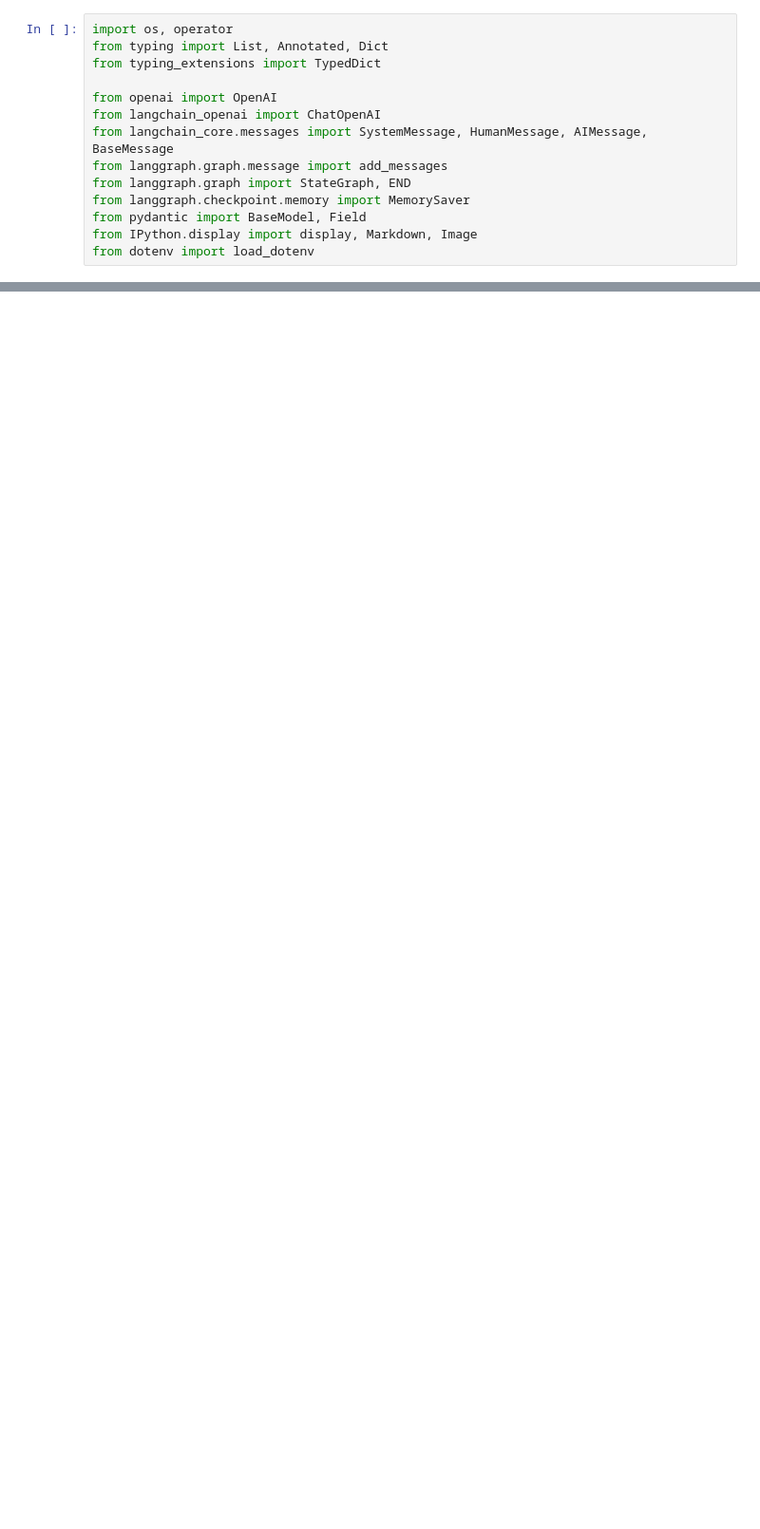
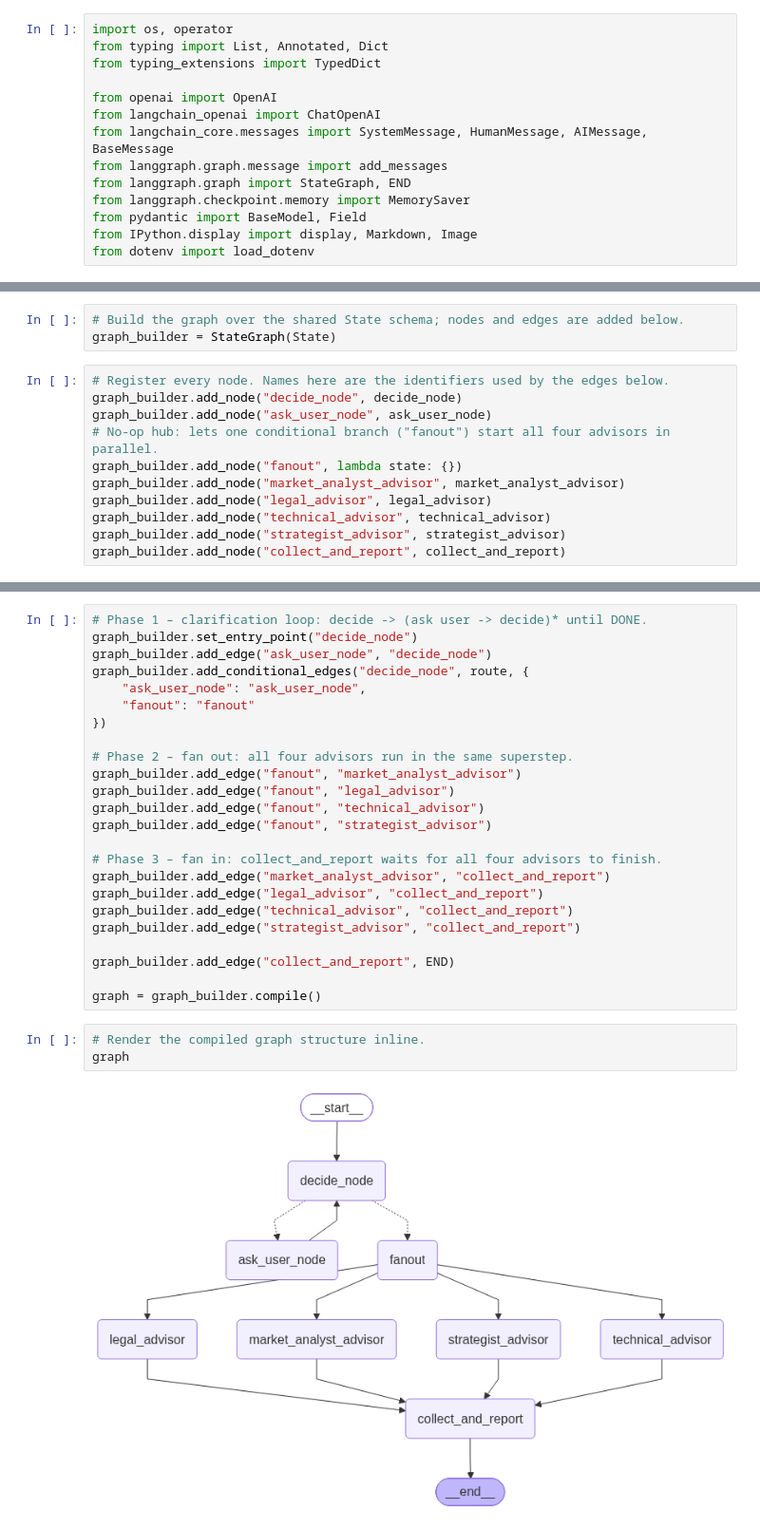
Before and after one commit to praveencali2017/biz_idea_evaluator, a Jupyter notebook: src/biz_idea_evaluator/idea_evaluator.ipynb, the cells around one changed output, grey strips where cells are left out. Shown at 95% size. Saved outputs shown, nothing was run; the diff lists cells and outputs as text; blank space fills up the shorter version.

```diff
--- a/src/biz_idea_evaluator/idea_evaluator.ipynb
+++ b/src/biz_idea_evaluator/idea_evaluator.ipynb
@@ -31,0 +212,14 @@ class State(TypedDict):
+# %%
+# Build the graph over the shared State schema; nodes and edges are added below.
+graph_builder = StateGraph(State)
+# %%
+# Register every node. Names here are the identifiers used by the edges below.
+graph_builder.add_node("decide_node", decide_node)
+graph_builder.add_node("ask_user_node", ask_user_node)
+# No-op hub: lets one conditional branch ("fanout") start all four advisors in parallel.
+graph_builder.add_node("fanout", lambda state: {})
+graph_builder.add_node("market_analyst_advisor", market_analyst_advisor)
+graph_builder.add_node("legal_advisor", legal_advisor)
+graph_builder.add_node("technical_advisor", technical_advisor)
+graph_builder.add_node("strategist_advisor", strategist_advisor)
+graph_builder.add_node("collect_and_report", collect_and_report)
@@ -31,0 +228,29 @@ class State(TypedDict):
+# %%
+# Phase 1 – clarification loop: decide -> (ask user -> decide)* until DONE.
+graph_builder.set_entry_point("decide_node")
+graph_builder.add_edge("ask_user_node", "decide_node")
+graph_builder.add_conditional_edges("decide_node", route, {
+    "ask_user_node": "ask_user_node",
+    "fanout": "fanout"
+})
+
+# Phase 2 – fan out: all four advisors run in the same superstep.
+graph_builder.add_edge("fanout", "market_analyst_advisor")
+graph_builder.add_edge("fanout", "legal_advisor")
+graph_builder.add_edge("fanout", "technical_advisor")
+graph_builder.add_edge("fanout", "strategist_advisor")
+
+# Phase 3 – fan in: collect_and_report waits for all four advisors to finish.
+graph_builder.add_edge("market_analyst_advisor", "collect_and_report")
+graph_builder.add_edge("legal_advisor", "collect_and_report")
+graph_builder.add_edge("technical_advisor", "collect_and_report")
+graph_builder.add_edge("strategist_advisor", "collect_and_report")
+
+graph_builder.add_edge("collect_and_report", END)
+
+graph = graph_builder.compile()
+# %%
+# Render the compiled graph structure inline.
+graph
+# %% [output]
+[figure, added]
```
Also changed, not shown: parts of 12 cells of this notebook, 1 other file.
